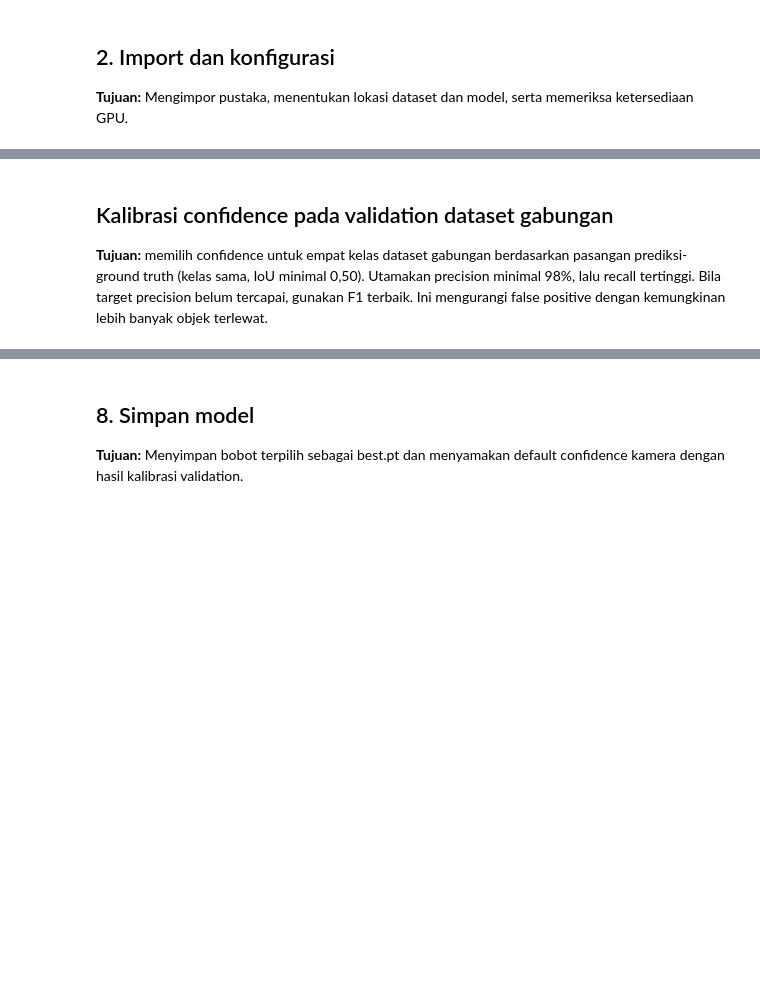
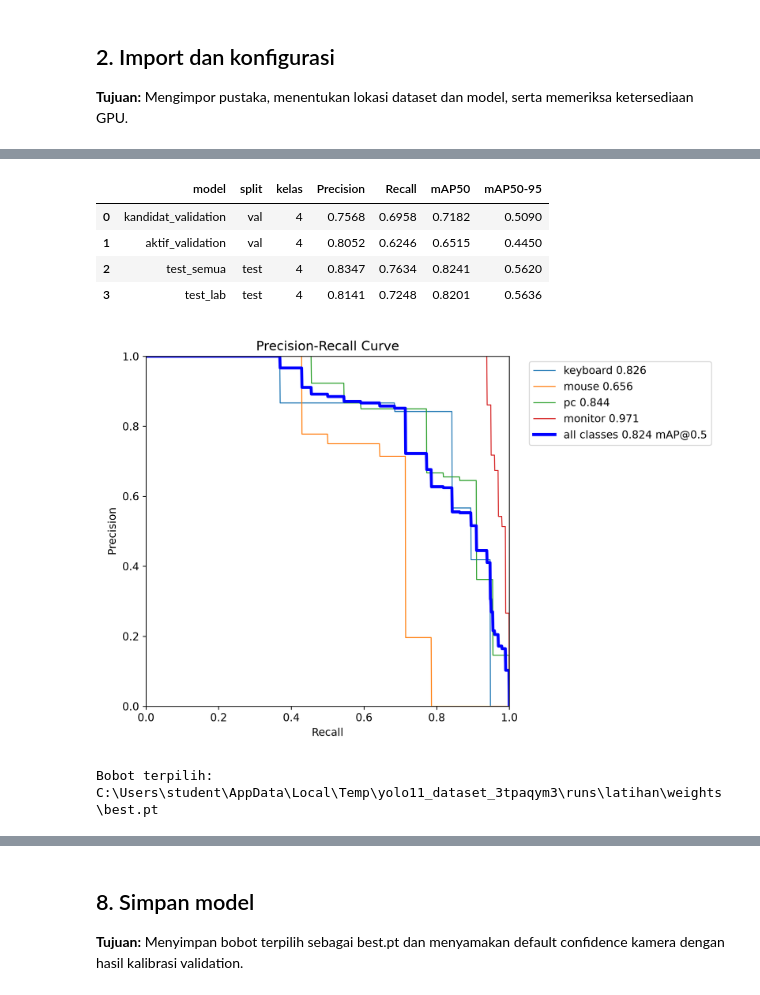
Before and after one commit to gumelarakhirul/SmartWorkspace-Detection-YOLO11, a Jupyter notebook: P5_Object_Detection_YOLO11.ipynb, the cells around one changed output, grey strips where cells are left out. Drawn from its saved outputs; the diff is of its cells as text; code cells hidden in the pictures; blank space fills up the shorter version.

Commit message:
Update Dataset

```diff
--- a/P5_Object_Detection_YOLO11.ipynb
+++ b/P5_Object_Detection_YOLO11.ipynb
@@ -42,5 +42,6 @@ MAP_ID = {source_names.index(name): i for i,name in enumerate(names)}
 DEVICE = 0 if torch.cuda.is_available() else 'cpu'
 print('Device:', DEVICE, '| PyTorch:', torch.__version__)
 if DEVICE == 0: print('GPU:', torch.cuda.get_device_name(0))
+manifest=json.loads((DATASET/'manifest.json').read_text())
 # %% [output]
 Creating new Ultralytics Settings v0.0.8 file
@@ -155,28 +190,9 @@ print('Audit manifest gabungan lolos.')
 # %%
 LATIH_MODEL = True  # Ubah False untuk evaluasi model gabungan yang sudah tersimpan.
 
-data_temp = tempfile.TemporaryDirectory(prefix='yolo11_dataset_')
-work = Path(data_temp.name)
-for split in ['train','valid','test']:
-    (work/split/'images').mkdir(parents=True)
-    (work/split/'labels').mkdir(parents=True)
-    for image in (DATASET/split/'images').glob('*.jpg'):
-        shutil.copy2(image,work/split/'images'/image.name)
-        source_label = DATASET/split/'labels'/(image.stem+'.txt')
-        rows=[]
-        for line in source_label.read_text().splitlines():
-            if line.strip():
-                cid,x,y,w,h=baca_box(line)
-                if cid in MAP_ID:
-                    rows.append(f'{MAP_ID[cid]} {x:.8f} {y:.8f} {w:.8f} {h:.8f}')
-        (work/split/'labels'/source_label.name).write_text('\n'.join(rows))
-config={'path':work.as_posix(),'train':'train/images','val':'valid/images',
-        'test':'test/images','names':names}
-DATA_YAML=work/'data.yaml'
-DATA_YAML.write_text(yaml.safe_dump(config,sort_keys=False))
 if LATIH_MODEL:
     calon=YOLO(str(BEST) if BEST.exists() else str(Path(runtime.name)/'weights/yolo11n.pt'))
-    calon.train(data=str(DATA_YAML),epochs=80,patience=20,imgsz=640,batch=8,
-                device=DEVICE,workers=0,seed=42,project=str(work/'runs'),name='latihan')
+    calon.train(data=str(DATA_YAML),epochs=40,patience=12,imgsz=640,batch=8,
+                device=DEVICE,workers=0,seed=42,optimizer='AdamW',lr0=0.0003,project=str(work/'runs'),name='latihan')
     BOBOT_BARU=Path(calon.trainer.save_dir)/'weights/best.pt'
     print('Training selesai. Lanjutkan evaluasi dan cell simpan model.')
@@ -189,8 +221,8 @@ Metrik AP memakai confidence rendah untuk kurva. Matriks operasional pada langka
 # %%
 rows=[]
-def evaluasi(weights, split, label, classes=None):
+def evaluasi(weights, split, label, classes=None, data=None):
     detector=YOLO(str(weights))
-    metrics=detector.val(data=str(DATA_YAML),split=split,imgsz=640,batch=8,
+    metrics=detector.val(data=str(data or DATA_YAML),split=split,imgsz=640,batch=8,
         device=DEVICE,workers=0,classes=classes,plots=True,
         project=str(work/'evaluasi'),name=label)
     rows.append({'model':label,'split':split,'kelas':str(len(names)) if classes is None else f'{len(classes)} utama',
@@ -206,15 +238,17 @@ if LATIH_MODEL:
         if baru.box.map>=lama.box.map:TERPILIH=BOBOT_BARU
     else:TERPILIH=BOBOT_BARU
 else:
-    assert list(YOLO(str(BEST)).names.values()) == names, 'Aktifkan LATIH_MODEL untuk model Desktop Setup.'
+    assert list(YOLO(str(BEST)).names.values()) == names, 'Aktifkan LATIH_MODEL untuk model empat kelas gabungan.'
     evaluasi(BEST,'val','aktif_validation')
 
 model=YOLO(str(TERPILIH))
 CLASS_IDS=list(model.names)  # Empat kelas dataset gabungan.
 CONF=0.60
 metrik=evaluasi(TERPILIH,'test','test_semua')
+metrik_lab=evaluasi(TERPILIH,'test','test_lab',data=LAB_YAML)
 display(pd.DataFrame(rows).round(4))
 for filename in ['BoxPR_curve.png']:
     image=Path(metrik.save_dir)/filename
     if image.exists():display(Image.open(image))
 print('Bobot terpilih:',TERPILIH)
+# %% [output]
@@ -221,6 +272,10 @@ print('Bobot terpilih:',TERPILIH)
+|  | model | split | kelas | Precision | Recall | mAP50 | mAP50-95 |
+| 0 | kandidat_validation | val | 4 | 0.7568 | 0.6958 | 0.7182 | 0.5090 |
+| 1 | aktif_validation | val | 4 | 0.8052 | 0.6246 | 0.6515 | 0.4450 |
+| 2 | test_semua | test | 4 | 0.8347 | 0.7634 | 0.8241 | 0.5620 |
+| 3 | test_lab | test | 4 | 0.8141 | 0.7248 | 0.8201 | 0.5636 |
+[figure, added]
+Bobot terpilih: C:\Users\student\AppData\Local\Temp\yolo11_dataset_3tpaqym3\runs\latihan\weights\best.pt
-# %% [markdown]
-## Kalibrasi confidence pada validation dataset gabungan
-**Tujuan:** memilih confidence untuk empat kelas dataset gabungan berdasarkan pasangan prediksi-ground truth (kelas sama, IoU minimal 0,50). Utamakan precision minimal 98%, lalu recall tertinggi. Bila target precision belum tercapai, gunakan F1 terbaik. Ini mengurangi false positive dengan kemungkinan lebih banyak objek terlewat.
 # %%
 # Prediksi sekali, lalu bandingkan threshold menggunakan validation saja.
 valid_images=sorted((work/'valid/images').glob('*.jpg'))
```
Also changed, not shown: parts of 24 cells of this notebook, 55 other files.
